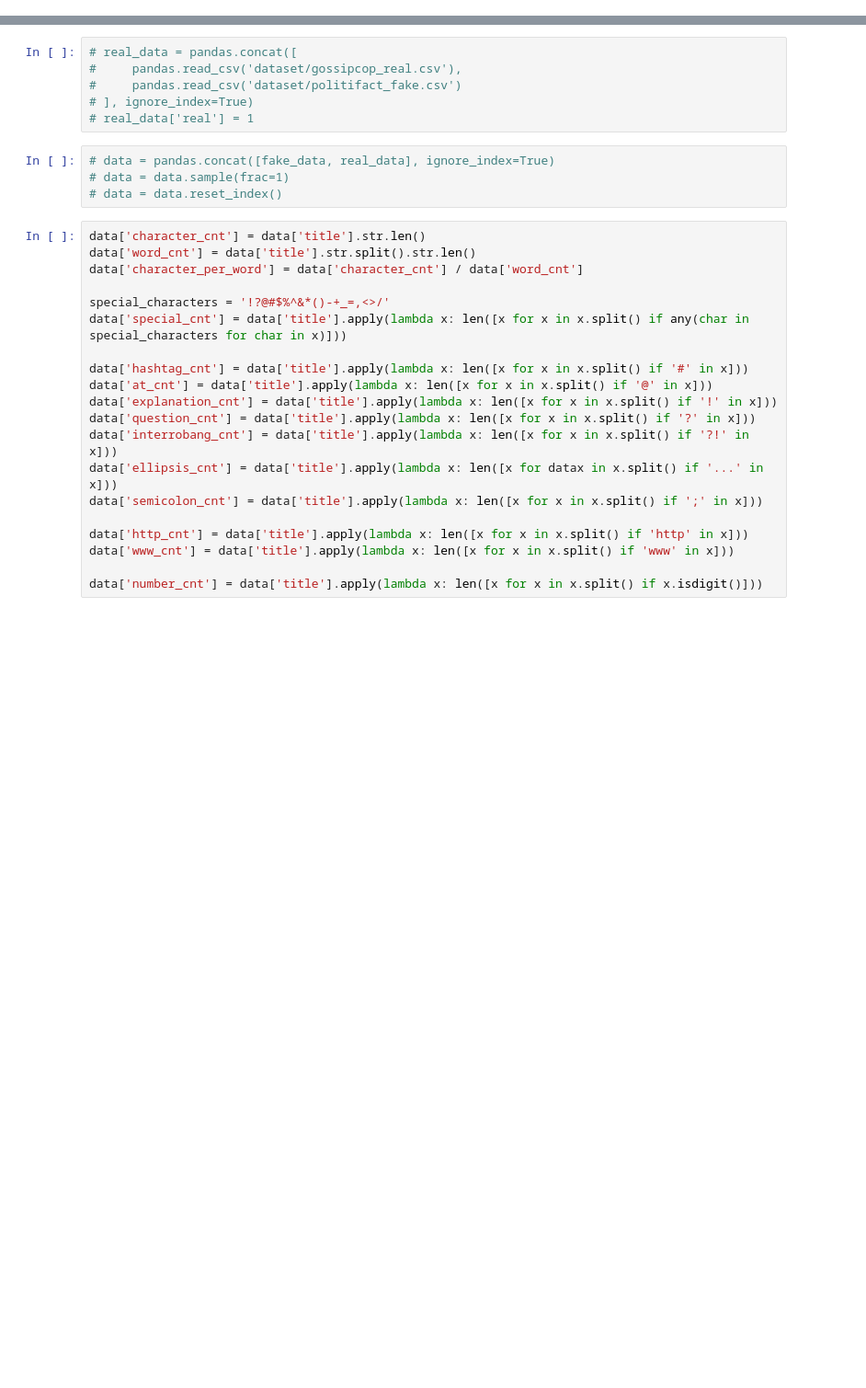
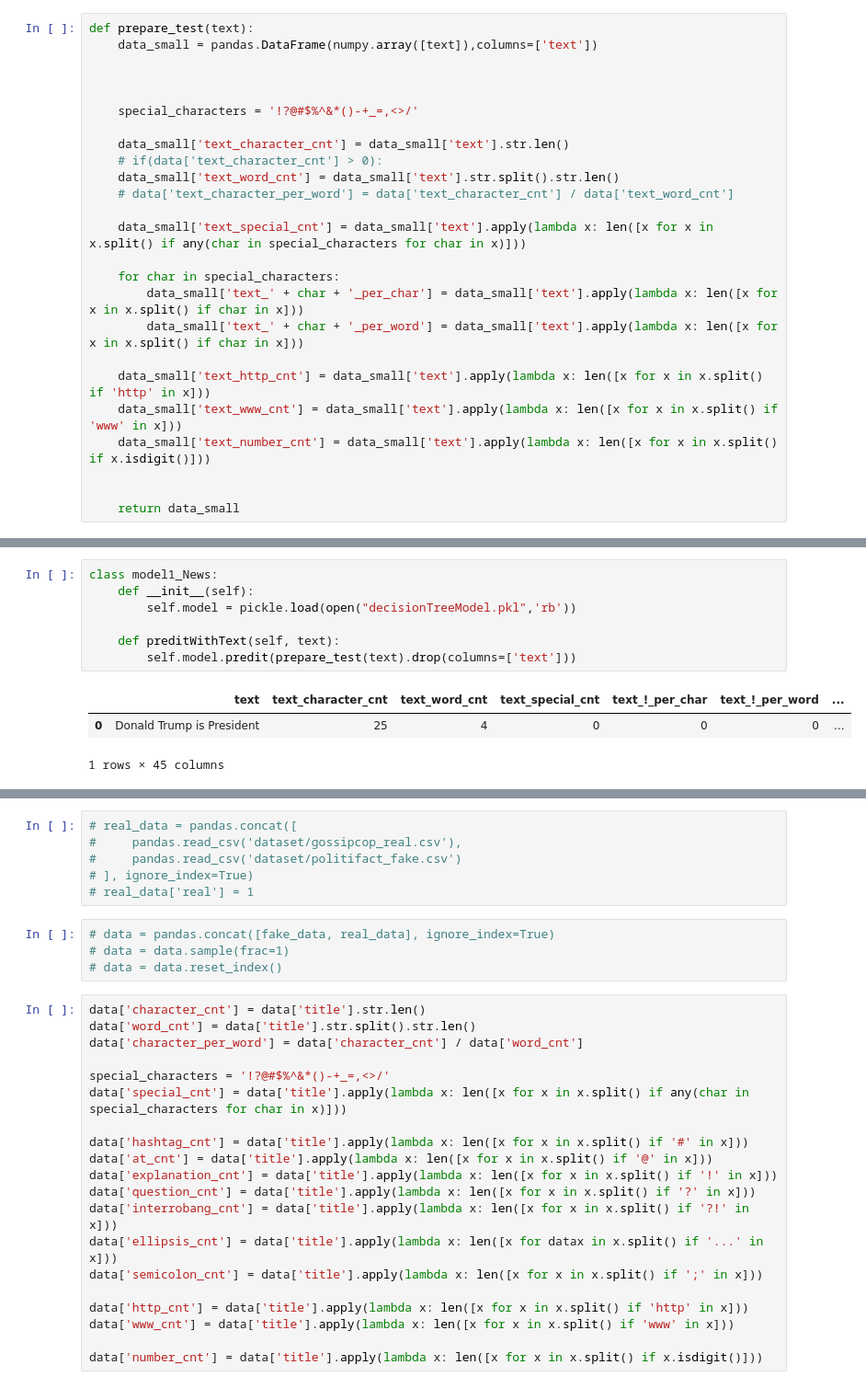
Before and after one commit to daniellgelencser/SocialMediaFactChecker, a Jupyter notebook: factChecker.ipynb, the cells around one changed output, grey strips where cells are left out. Shown at 92% size. Cells and saved outputs as stored; diff of their text form; blank space fills up the shorter version.

```diff
--- a/factChecker.ipynb
+++ b/factChecker.ipynb
@@ -93,3 +110,28 @@ ValueError: The truth value of a Series is ambiguous. Use a.empty, a.bool(), a.i
+# %%
+def prepare_test(text):
+    data_small = pandas.DataFrame(numpy.array([text]),columns=['text'])
+
+
+
+    special_characters = '!?@#$%^&*()-+_=,<>/'
+
+    data_small['text_character_cnt'] = data_small['text'].str.len()
+    # if(data['text_character_cnt'] > 0):
+    data_small['text_word_cnt'] = data_small['text'].str.split().str.len()
+    # data['text_character_per_word'] = data['text_character_cnt'] / data['text_word_cnt']
+
+    data_small['text_special_cnt'] = data_small['text'].apply(lambda x: len([x for x in x.split() if any(char in special_characters for char in x)]))
+
+    for char in special_characters:
+        data_small['text_' + char + '_per_char'] = data_small['text'].apply(lambda x: len([x for x in x.split() if char in x]))
+        data_small['text_' + char + '_per_word'] = data_small['text'].apply(lambda x: len([x for x in x.split() if char in x]))
+
+    data_small['text_http_cnt'] = data_small['text'].apply(lambda x: len([x for x in x.split() if 'http' in x]))
+    data_small['text_www_cnt'] = data_small['text'].apply(lambda x: len([x for x in x.split() if 'www' in x]))
+    data_small['text_number_cnt'] = data_small['text'].apply(lambda x: len([x for x in x.split() if x.isdigit()]))
+
+
+    return data_small
 # %%
 X = data.drop(columns=['url', 'text', 'images', 'top_img', 'keywords', 'authors',
        'canonical_link', 'title', 'meta_data', 'movies', 'publish_date',
@@ -126,0 +174,11 @@ ValueError: Input contains NaN, infinity or a value too large for dtype('float32
+# %%
+class model1_News:
+    def __init__(self):
+        self.model = pickle.load(open("decisionTreeModel.pkl",'rb'))
+
+    def preditWithText(self, text):
+        self.model.predit(prepare_test(text).drop(columns=['text']))
+# %% [output]
+|  | text | text_character_cnt | text_word_cnt | text_special_cnt | text_!_per_char | text_!_per_word | ... |
+| 0 | Donald Trump is President | 25 | 4 | 0 | 0 | 0 | ... |
+1 rows × 45 columns
```
Also changed, not shown: parts of 15 cells of this notebook, 2 other files.
